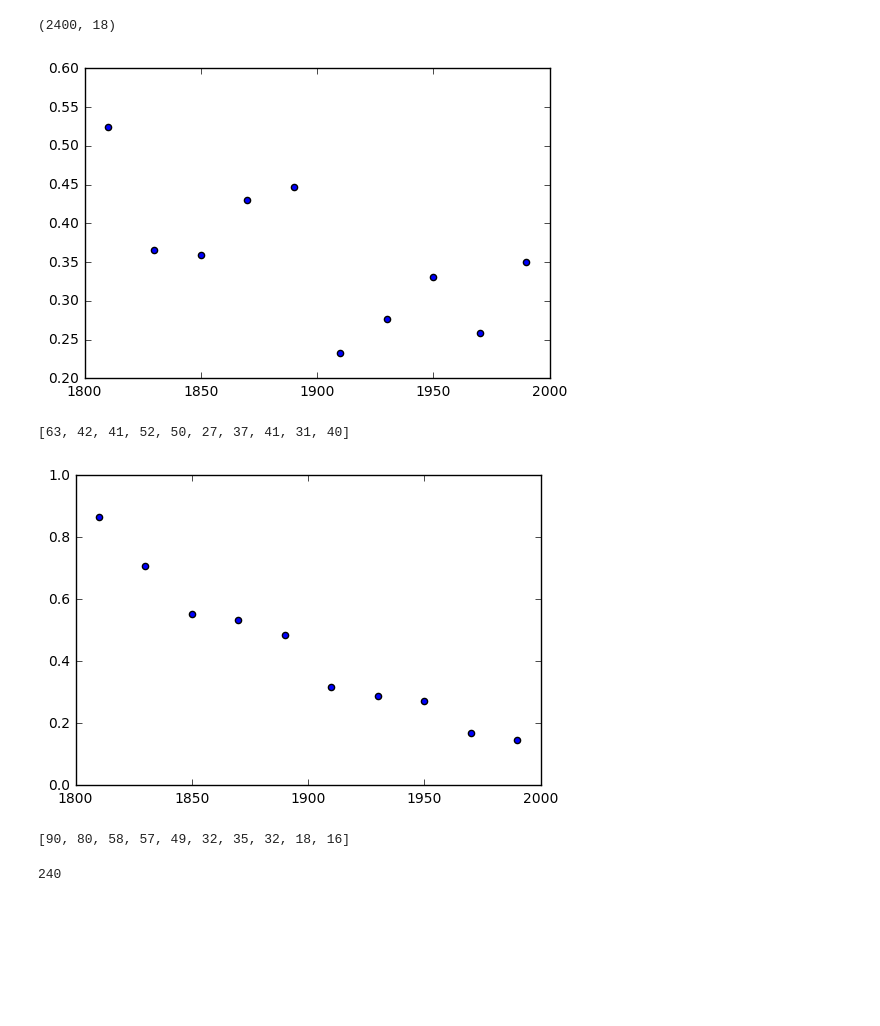
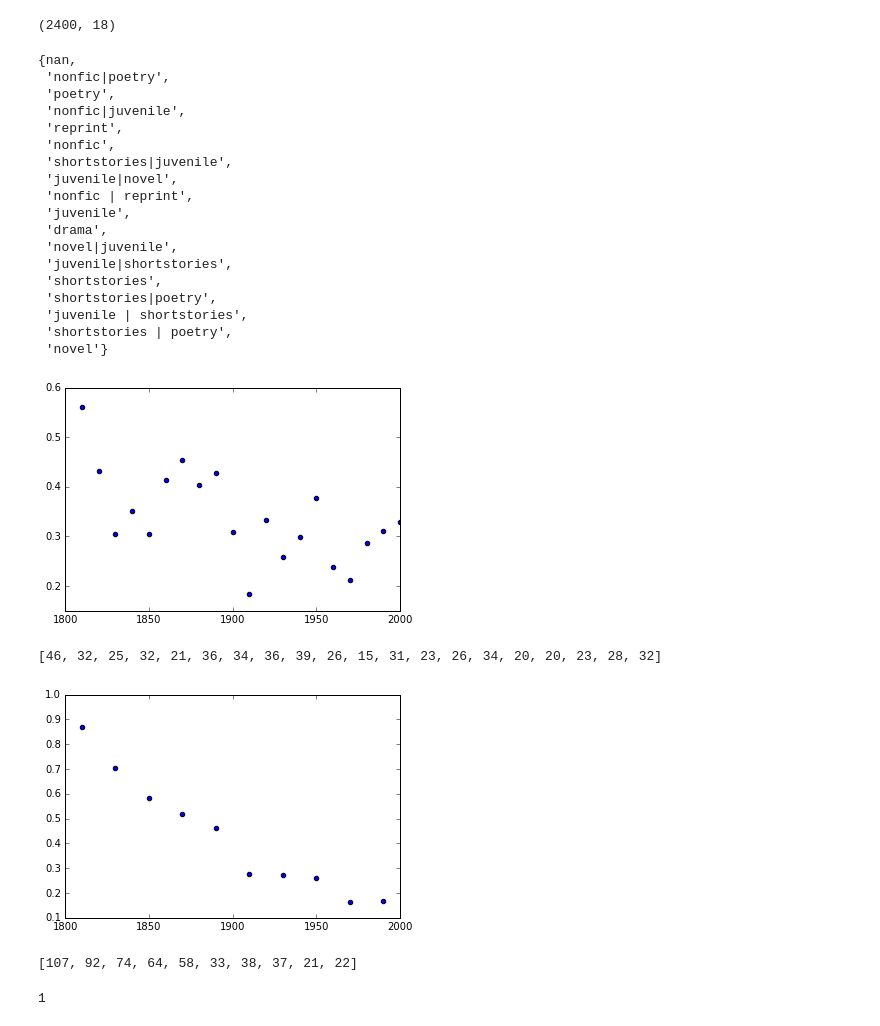
Before and after one commit to tedunderwood/meta2018, a Jupyter notebook: initial_data_exploration.ipynb, the cells around one changed output. Drawn from its saved outputs; the diff is of its cells as text; code cells hidden in the pictures; blank space fills up the shorter version.

```diff
--- a/initial_data_exploration.ipynb
+++ b/initial_data_exploration.ipynb
@@ -10,7 +10,7 @@ from matplotlib import pyplot as plt
 # %% [markdown]
 ### Read in Jessica's data
 # %%
-j = pd.read_csv('jessica.tsv', sep = '\t')
+j = pd.read_csv('jessica.tsv')
 # %%
 j.shape
 # %% [output]
@@ -281,25 +287,63 @@ all.head()
 all.shape
 # %% [output]
 (2400, 18)
+# %%
+set(all.category)
+# %% [output]
+{nan,
+ 'nonfic|poetry',
+ 'poetry',
+ 'nonfic|juvenile',
+ 'reprint',
+ 'nonfic',
+ 'shortstories|juvenile',
+ 'juvenile|novel',
+ 'nonfic | reprint',
+ 'juvenile',
+ 'drama',
+ 'novel|juvenile',
+ 'juvenile|shortstories',
+ 'shortstories',
+ 'shortstories|poetry',
+ 'juvenile | shortstories',
+ 'shortstories | poetry',
+ 'novel'}
+# %%
+def isfiction(astring):
+    if pd.isnull(astring):
+        return 'non'
+
+    if 'novel' in astring or 'shortstories' in astring:
+        if 'juvenile' in astring:
+            return 'juv'
+        else:
+            return 'fic'
+    elif 'juvenile' in astring:
+        return 'juv'
+    else:
+        return 'non'
+
+all = all.assign(isfic = all.category.map(isfiction))
 # %%
 timeaxis = []
 percentages = []
 raw = []
-for decade in range(1800, 2000, 20):
-    in_decade = all.loc[(all.inferreddate > decade) & (all.inferreddate < (decade + 20)) & (all.category == 'novel'), : ]
+for decade in range(1805, 2000, 10):
+    in_decade = all.loc[(all.inferreddate >= decade) & (all.inferreddate < (decade + 10)) & ((all.isfic == 'fic')), : ]
     all_genders = sum(in_decade.gender == 'm') + sum(in_decade.gender == 'f')
     feminine = sum(in_decade.gender == 'f')
     pct = feminine / all_genders
-    timeaxis.append(decade + 10)
+    timeaxis.append(decade + 5)
     percentages.append(pct)
     raw.append(feminine)
 
 plt.scatter(timeaxis, percentages)
+plt.xlim(1800,2000)
 plt.show()
 print(raw)
 # %% [output]
-[figure, old version]
+[figure, new version]
-[63, 42, 41, 52, 50, 27, 37, 41, 31, 40]
+[46, 32, 25, 32, 21, 36, 34, 36, 39, 26, 15, 31, 23, 26, 34, 20, 20, 23, 28, 32]
 # %%
 timeaxis = []
 percentages = []
@@ -317,9 +361,9 @@ plt.scatter(timeaxis, percentages)
 plt.show()
 print(raw)
 # %% [output]
-[figure, old version]
+[figure, new version]
-[90, 80, 58, 57, 49, 32, 35, 32, 18, 16]
+[107, 92, 74, 64, 58, 33, 38, 37, 21, 22]
 # %%
 sum(pd.isnull(j.category))
 # %% [output]
-240
+1
```
Also changed, not shown: parts of 15 cells of this notebook, 1 other file.
